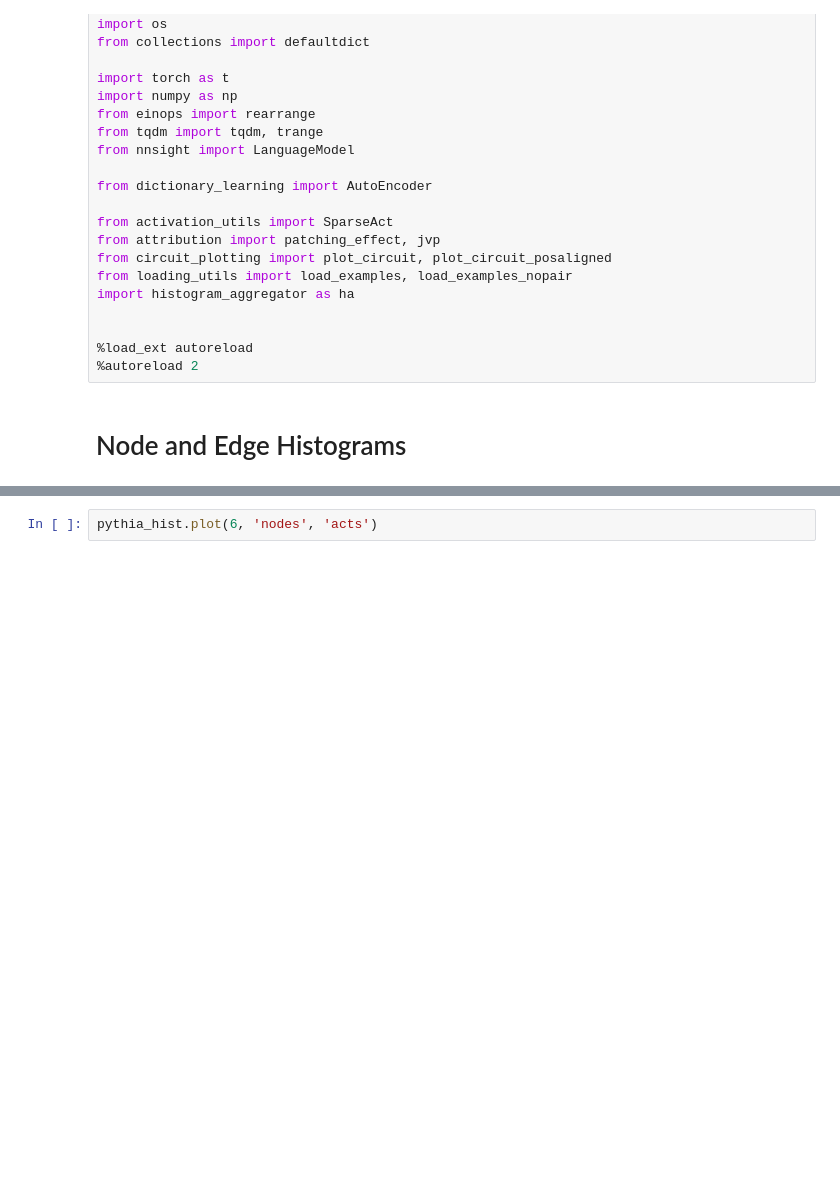
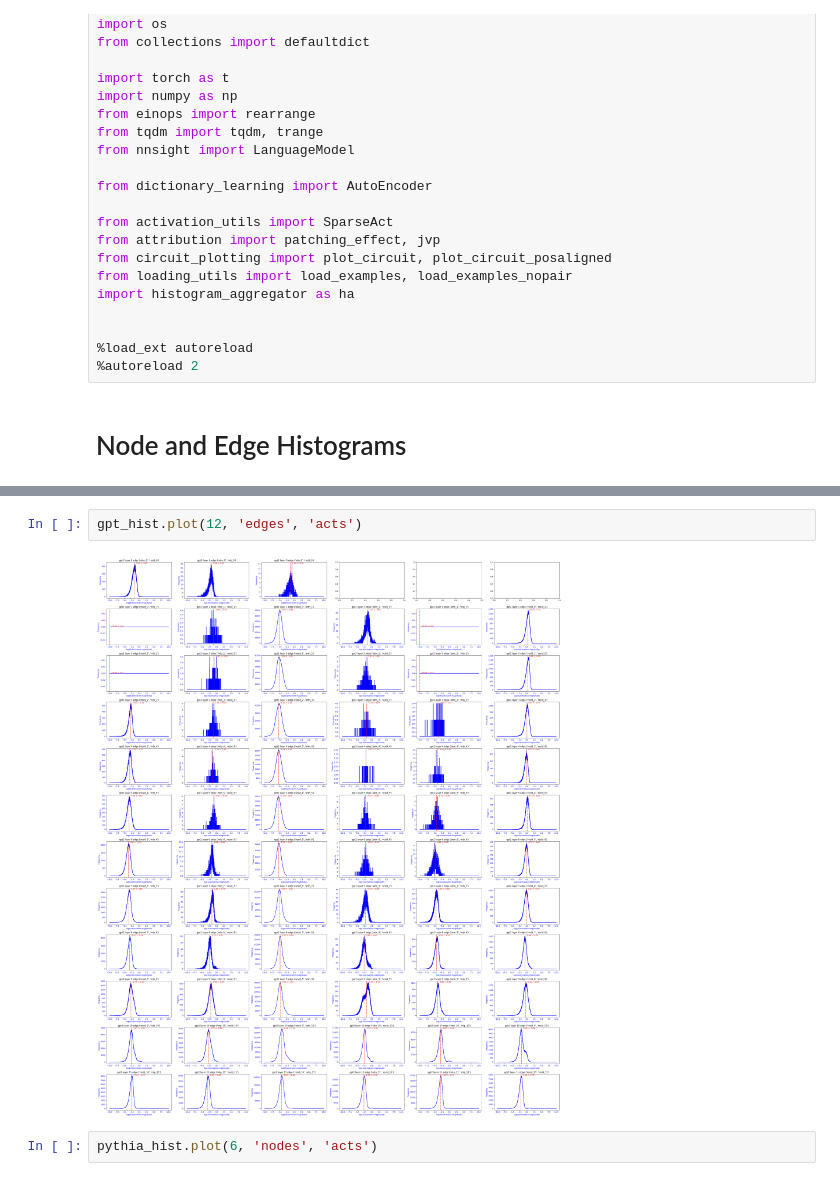
Before and after one commit to JacksonKaunismaa/feature-circuits, a Jupyter notebook: testing.ipynb, the cells around one changed output, grey strips where cells are left out. Drawn from its saved outputs; the diff is of its cells as text; blank space fills up the shorter version.

```diff
--- a/testing.ipynb
+++ b/testing.ipynb
@@ -33,3 +44,7 @@ gpt_hist.load('./circuits/NeelNanda_pile-10k_dictgpt2_node8e-06_edge8e-06_n9990_
+# %%
+gpt_hist.plot(12, 'edges', 'acts')
+# %% [output]
+[figure, added]
 # %%
 pythia_hist.plot(6, 'nodes', 'acts')
 # %%
```
Also changed, not shown: parts of 3 cells of this notebook, 2 other files.
